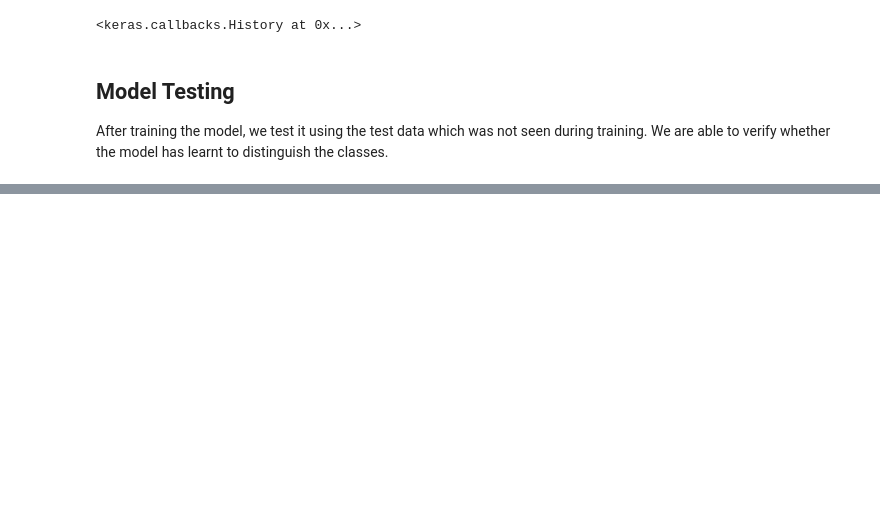
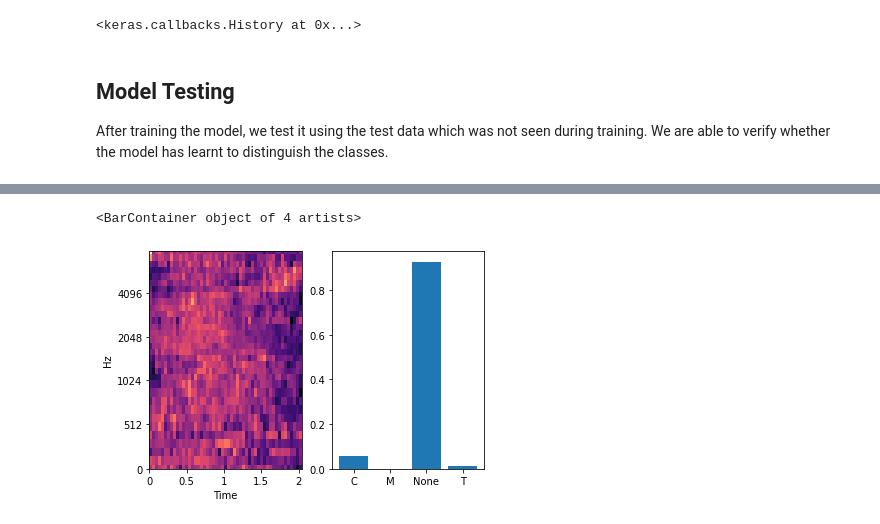
Before and after one commit to DeKUT-DSAIL/dsa2021, a Jupyter notebook: acoustic-processing/acoustic-traffic-monitoring.ipynb, the cells around one changed output, grey strips where cells are left out. Saved outputs shown, nothing was run; the diff lists cells and outputs as text; code cells hidden in the pictures; blank space fills up the shorter version.

```diff
--- a/acoustic-processing/acoustic-traffic-monitoring.ipynb
+++ b/acoustic-processing/acoustic-traffic-monitoring.ipynb
@@ -493,0 +547,27 @@ plt.bar(np.arange(prob.shape[1]), prob[0,:], tick_label=vehicles)
+# %%
+input_feature = generate_spectrogram_window(norm_features,
+                                   duration,
+                                   sampling_rate,
+                                   hop_len)
+input_feature = np.stack((input_feature,) * 3, axis=-1)
+
+input_feature = input_feature.reshape(1, input_feature.shape[0], input_feature.shape[1], input_feature.shape[2])
+
+prob = model.predict(input_feature)
+
+
+plt.subplot(121)
+librosa.display.specshow(norm_features,
+                         x_axis='time',
+                         y_axis='mel',
+                         sr=sampling_rate,
+                         fmax=sampling_rate // 2,
+                         hop_length=hop_len,
+                         cmap='magma')
+
+
+plt.subplot(122)
+plt.bar(np.arange(prob.shape[1]), prob[0,:], tick_label=vehicles)
+# %% [output]
+<BarContainer object of 4 artists>
+[figure, added]
```
Also changed, not shown: parts of 19 cells of this notebook, 1 other file.
